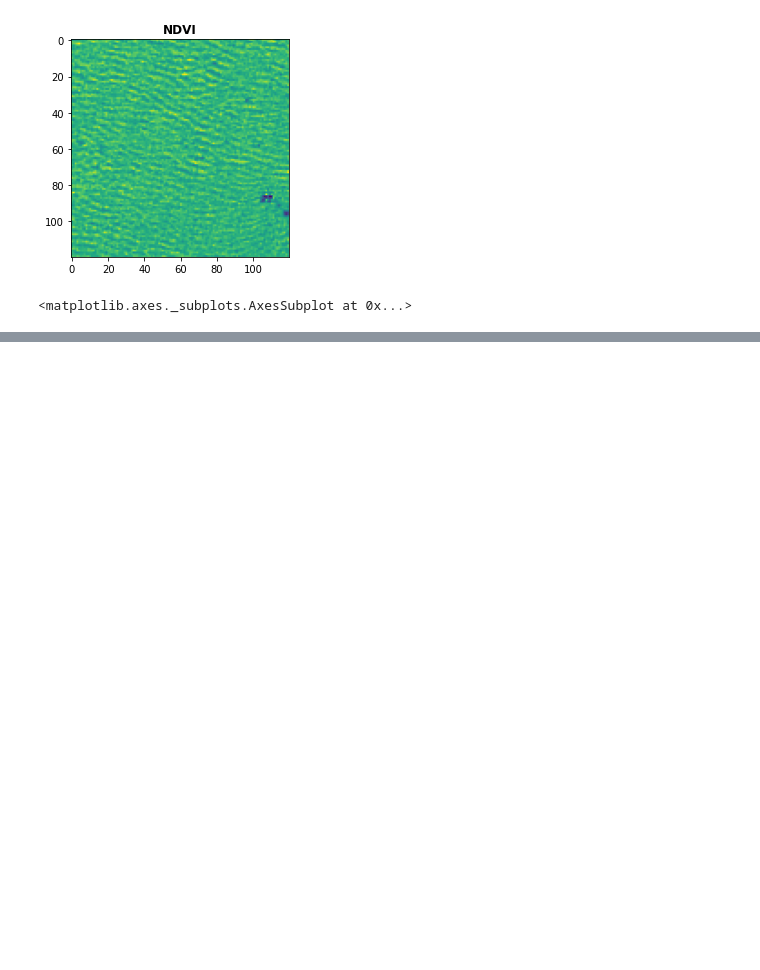
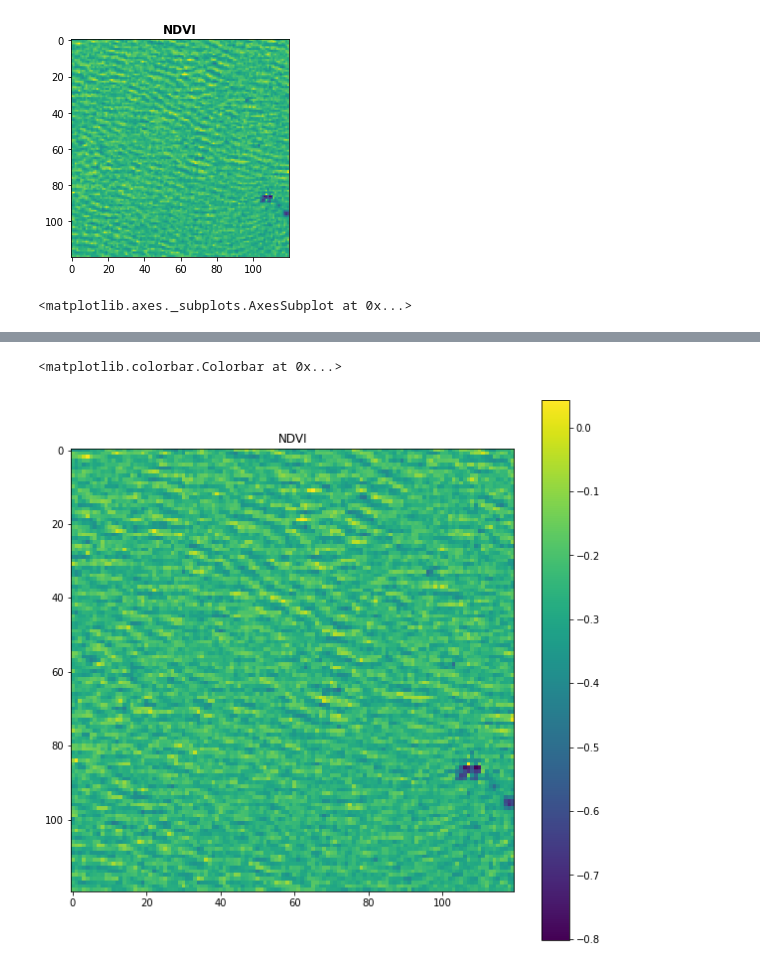
Before and after one commit to BRIJNANDA1979/CNN-Sentinel, a Jupyter notebook: Merge_bands_RGB_NIR_and_SWIR_of_BigEarthNet_using_Rasterio.ipynb, the cells around one changed output, grey strips where cells are left out. Drawn from its saved outputs; the diff is of its cells as text; code cells hidden in the pictures; blank space fills up the shorter version.

```diff
--- a/Merge_bands_RGB_NIR_and_SWIR_of_BigEarthNet_using_Rasterio.ipynb
+++ b/Merge_bands_RGB_NIR_and_SWIR_of_BigEarthNet_using_Rasterio.ipynb
@@ -496,0 +552,10 @@ show(ndvi,title='NDVI')
+# %%
+fig, ax = plt.subplots(figsize=(10,10))
+# Show NDVI
+ax.imshow(ndvi, cmap='RdYlGn')
+ax.set_title('NDVI')
+img = ax.imshow(ndvi)
+fig.colorbar(img, ax=ax)
+# %% [output]
+<matplotlib.colorbar.Colorbar at 0x...>
+[figure, added]
```
Also changed, not shown: parts of 6 cells of this notebook.
